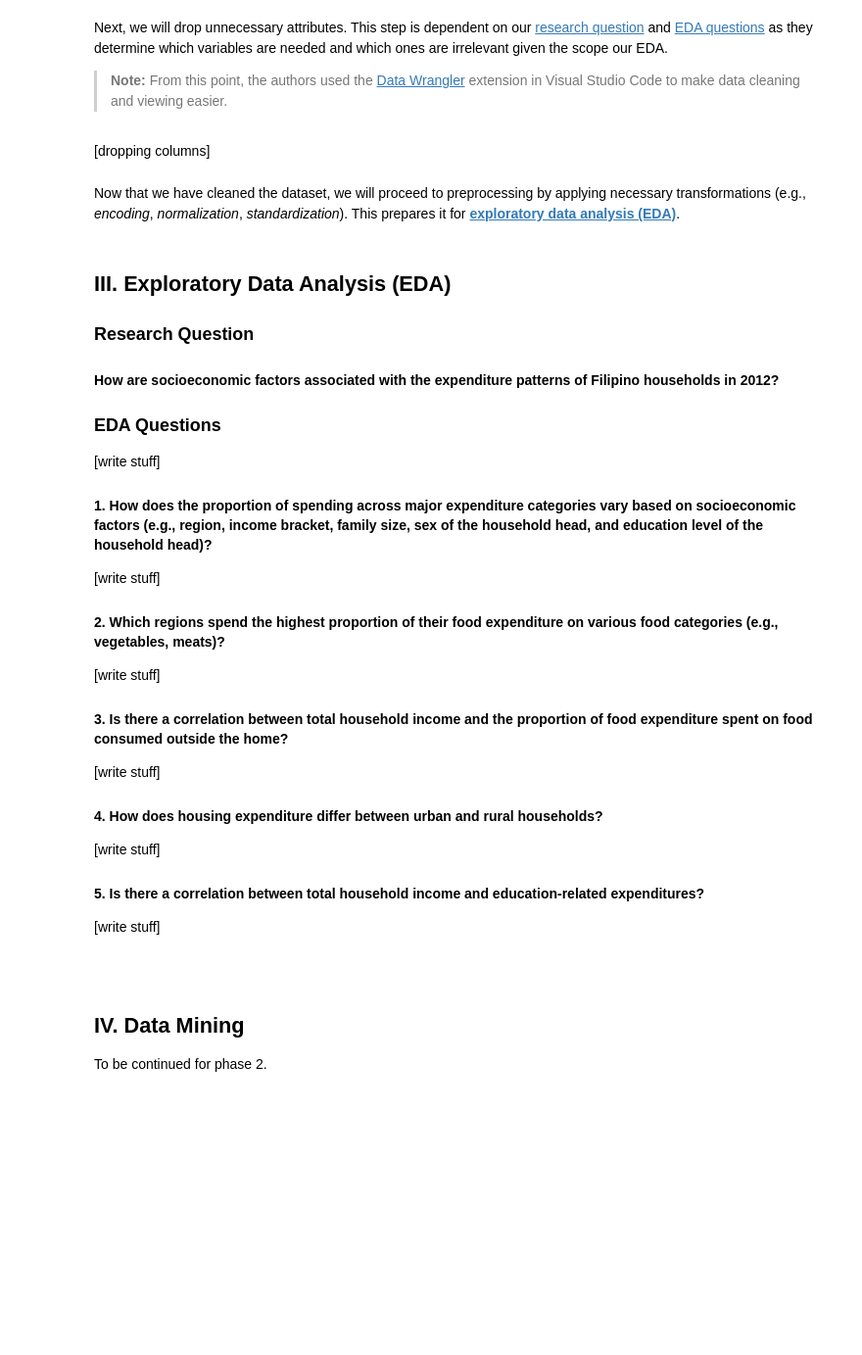
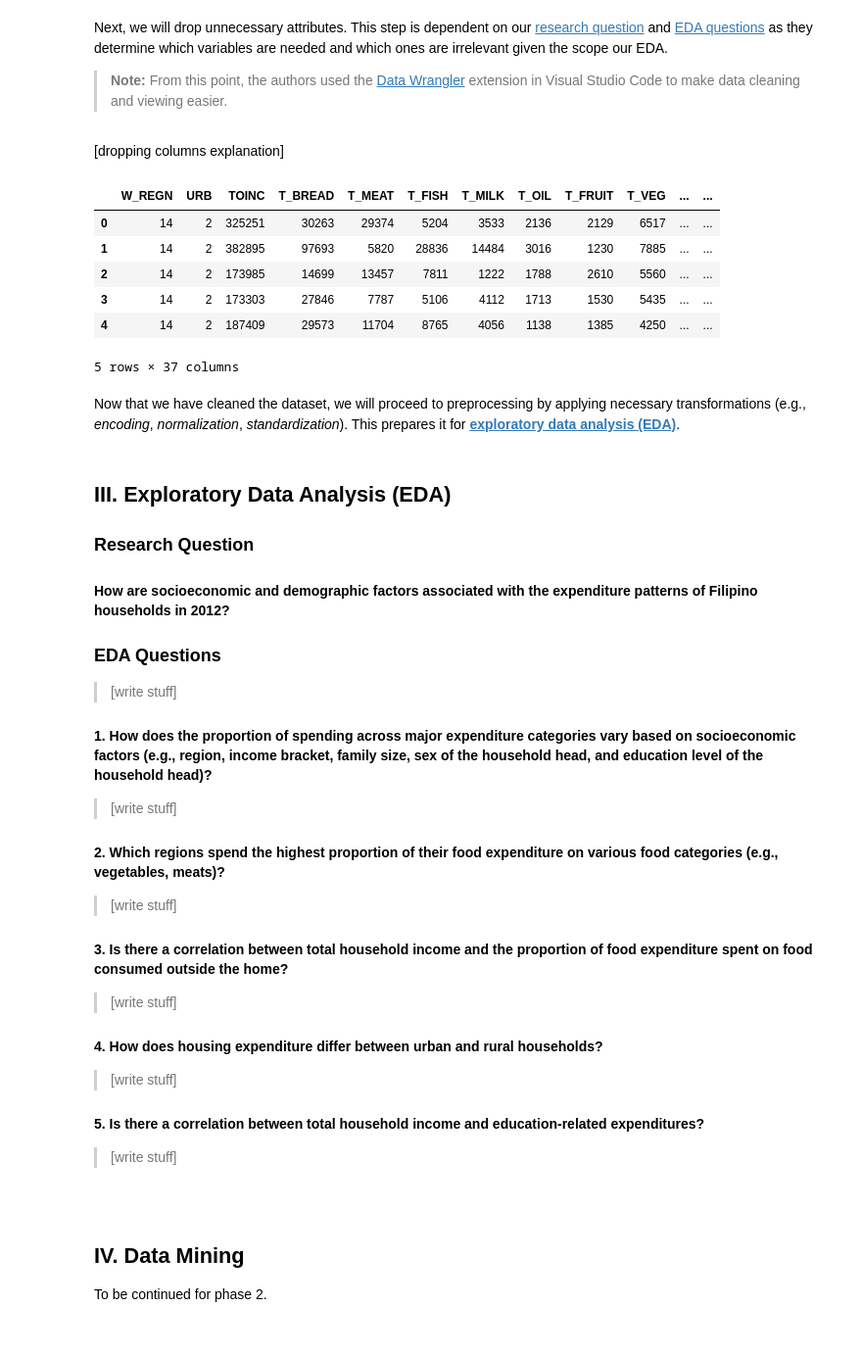
Before and after one commit to qu1r0ra/psa-dataset-analysis, a Jupyter notebook: fie-analysis.ipynb, the cells around one changed output. Shown at 98% size. Drawn from its saved outputs; the diff is of its cells as text; code cells hidden in the pictures; blank space fills up the shorter version.

Commit message:
feat: finalize dropped columns

```diff
--- a/fie-analysis.ipynb
+++ b/fie-analysis.ipynb
@@ -151,4 +165,4 @@ Next, we will drop unnecessary attributes. This step is dependent on our [resear
 >**Note:**
 >From this point, the authors used the [Data Wrangler](https://marketplace.visualstudio.com/items?itemName=ms-toolsai.datawrangler) extension in Visual Studio Code to make data cleaning and viewing easier.
 # %% [markdown]
-[dropping columns]
+[dropping columns explanation]
@@ -157,2 +168,0 @@ Next, we will drop unnecessary attributes. This step is dependent on our [resear
-# %% [markdown]
-Now that we have cleaned the dataset, we will proceed to preprocessing by applying necessary transformations (e.g., *encoding*, *normalization*, *standardization*). This prepares it for [**exploratory data analysis (EDA)**](#iii-exploratory-data-analysis-eda).
@@ -159 +172,12 @@ Now that we have cleaned the dataset, we will proceed to preprocessing by applyi
+# %%
+# for debugging!
+df.head()
+# %% [output]
+|  | W_REGN | URB | TOINC | T_BREAD | T_MEAT | T_FISH | T_MILK | T_OIL | T_FRUIT | T_VEG | ... | ... |
+| 0 | 14 | 2 | 325251 | 30263 | 29374 | 5204 | 3533 | 2136 | 2129 | 6517 | ... | ... |
+| 1 | 14 | 2 | 382895 | 97693 | 5820 | 28836 | 14484 | 3016 | 1230 | 7885 | ... | ... |
+| 2 | 14 | 2 | 173985 | 14699 | 13457 | 7811 | 1222 | 1788 | 2610 | 5560 | ... | ... |
+| 3 | 14 | 2 | 173303 | 27846 | 7787 | 5106 | 4112 | 1713 | 1530 | 5435 | ... | ... |
+| 4 | 14 | 2 | 187409 | 29573 | 11704 | 8765 | 4056 | 1138 | 1385 | 4250 | ... | ... |
+5 rows × 37 columns
 # %%
@@ -209,6 +232,8 @@ def convert_hgc_code_to_string(code):
         return 'N/A'
 
 df['HGC'] = df['HGC'].apply(convert_hgc_code_to_string);
+# %% [markdown]
+Now that we have cleaned the dataset, we will proceed to preprocessing by applying necessary transformations (e.g., *encoding*, *normalization*, *standardization*). This prepares it for [**exploratory data analysis (EDA)**](#iii-exploratory-data-analysis-eda).
 # %%
 # TODO: Create new attributes for the dataframe based on data we will need for EDA
 def engineer_attributes():
@@ -218,31 +243,31 @@ def engineer_attributes():
 
 ### Research Question
 
-#### How are socioeconomic factors associated with the expenditure patterns of Filipino households in 2012?
+#### How are socioeconomic and demographic factors associated with the expenditure patterns of Filipino households in 2012?
 
 ### EDA Questions
 
-[write stuff]
+>[write stuff]
 
 #### 1. How does the proportion of spending across major expenditure categories vary based on socioeconomic factors (e.g., region, income bracket, family size, sex of the household head, and education level of the household head)?
 
-[write stuff]
+>[write stuff]
 
 #### 2. Which regions spend the highest proportion of their food expenditure on various food categories (e.g., vegetables, meats)?
 
-[write stuff]
+>[write stuff]
 
 #### 3. Is there a correlation between total household income and the proportion of food expenditure spent on food consumed outside the home?
 
-[write stuff]
+>[write stuff]
 
 #### 4. How does housing expenditure differ between urban and rural households?
 
-[write stuff]
+>[write stuff]
 
 #### 5. Is there a correlation between total household income and education-related expenditures?
 
-[write stuff]
+>[write stuff]
 
 <br>
 # %% [markdown]
```
Also changed, not shown: parts of 8 cells of this notebook.
